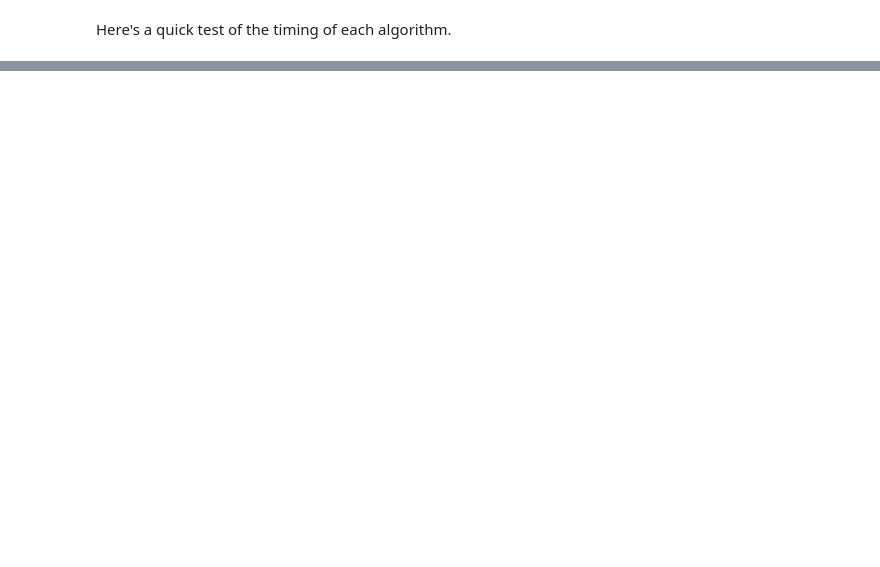
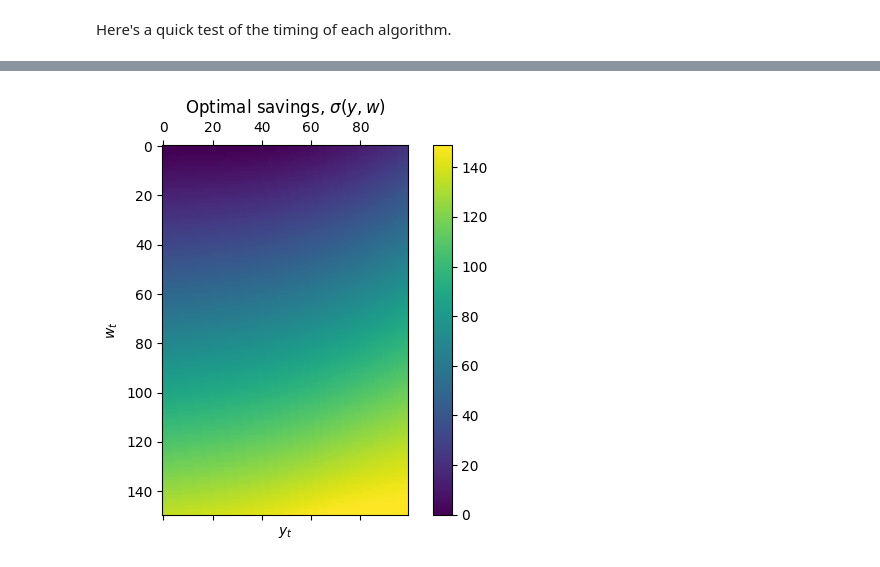
Before and after one commit to mloyorev/Theory, a Jupyter notebook: 7_OptimalSavingsNumba.ipynb, the cells around one changed output, grey strips where cells are left out. Drawn from its saved outputs; the diff is of its cells as text; code cells hidden in the pictures; blank space fills up the shorter version.

```diff
--- a/7_OptimalSavingsNumba.ipynb
+++ b/7_OptimalSavingsNumba.ipynb
@@ -417,0 +466,8 @@ model = create_consumption_model()
+# %%
+print("Starting OPI.")
+qe.tic()
+out = optimistic_policy_iteration(model, m=5)
+elapsed = qe.toc()
+print(out)
+print(f"OPI completed in {elapsed} seconds.")
+np.shape(out)
@@ -417,0 +492,13 @@ model = create_consumption_model()
+# %%
+def plot_heatmap(out):
+    fig, ax = plt.subplots()                       # Create a figure and an axis
+    cax = ax.matshow(out, cmap='viridis')          # Create the heat graph
+    ax.set_xlabel('$y_{t}$')                       # Set the axis labels
+    ax.set_ylabel('$w_{t}$')
+    ax.set_title('Optimal savings, $\sigma(y,w$)') # Set the title
+    plt.colorbar(cax)                              # Add heat graph color bar
+    plt.show()
+
+plot_heatmap(out)
+# %% [output]
+[figure, added]
```
Also changed, not shown: parts of 13 cells of this notebook.
